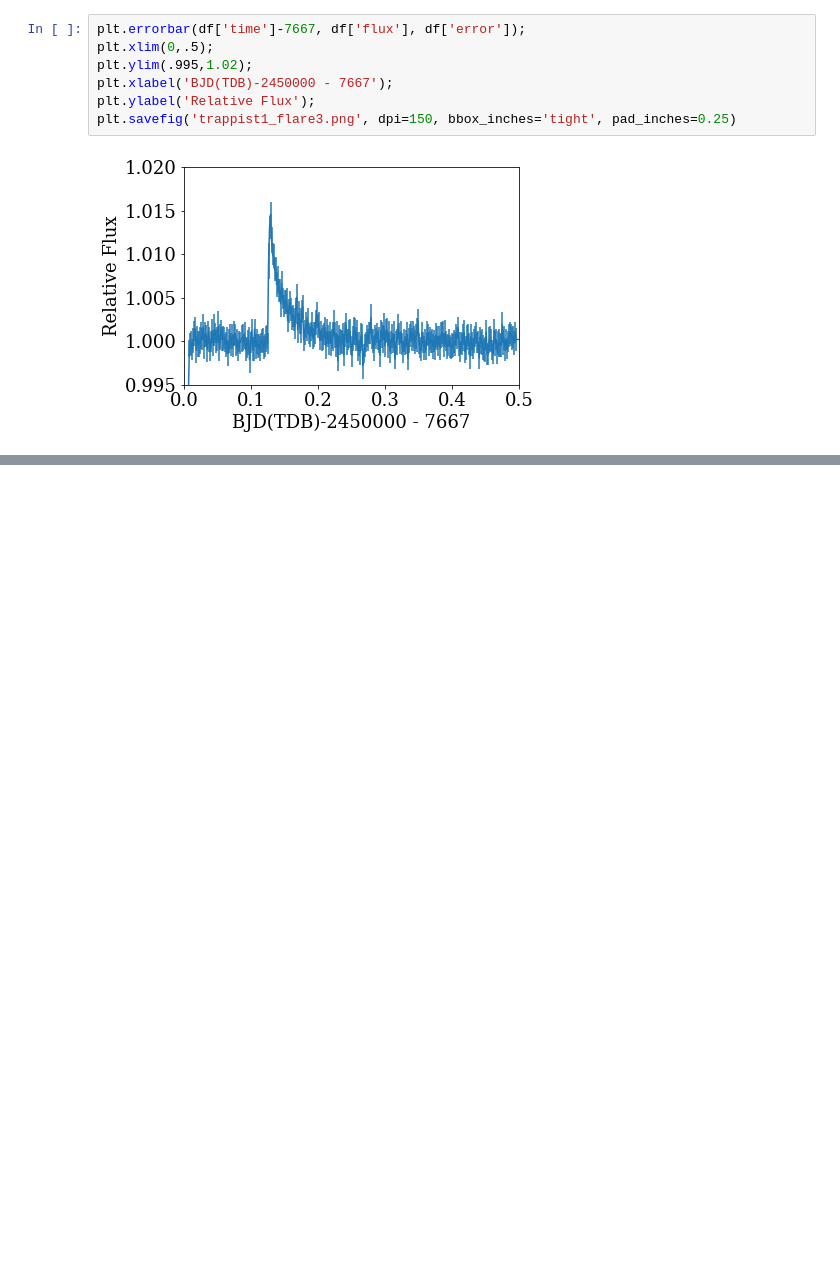
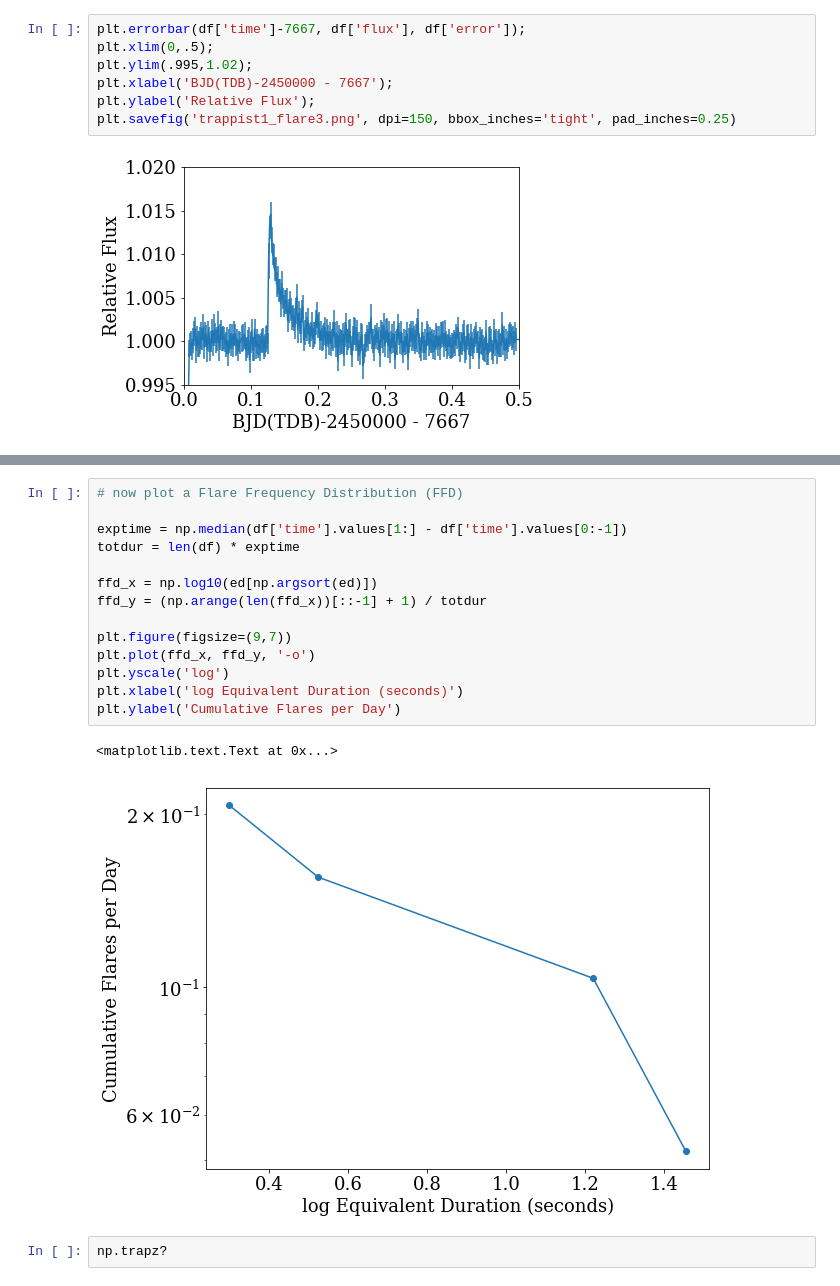
Before and after one commit to jradavenport/trappist1_IRflares, a Jupyter notebook: explore.ipynb, the cells around one changed output, grey strips where cells are left out. Drawn from its saved outputs; the diff is of its cells as text; blank space fills up the shorter version.

```diff
--- a/explore.ipynb
+++ b/explore.ipynb
@@ -52,0 +76,19 @@ plt.savefig('trappist1_flare3.png', dpi=150, bbox_inches='tight', pad_inches=0.2
+# %%
+# now plot a Flare Frequency Distribution (FFD)
+
+exptime = np.median(df['time'].values[1:] - df['time'].values[0:-1])
+totdur = len(df) * exptime
+
+ffd_x = np.log10(ed[np.argsort(ed)])
+ffd_y = (np.arange(len(ffd_x))[::-1] + 1) / totdur
+
+plt.figure(figsize=(9,7))
+plt.plot(ffd_x, ffd_y, '-o')
+plt.yscale('log')
+plt.xlabel('log Equivalent Duration (seconds)')
+plt.ylabel('Cumulative Flares per Day')
+# %% [output]
+<matplotlib.text.Text at 0x...>
+[figure, added]
+# %%
+np.trapz?
```
Also changed, not shown: parts of 2 cells of this notebook, 3 other files.
